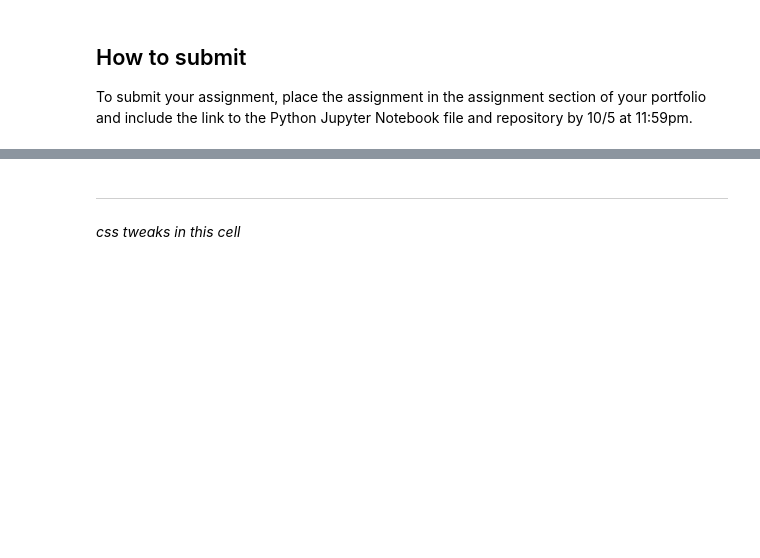
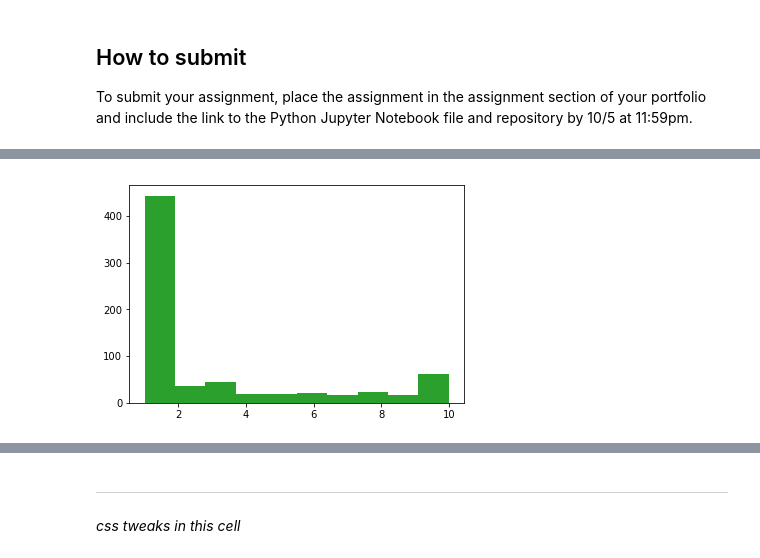
Before and after one commit to bsharvey/EMSEDataAnalytics, a Jupyter notebook: EMSE6992_Assignments/HW1.ipynb, the cells around one changed output, grey strips where cells are left out. Cells and saved outputs as stored; diff of their text form; code cells hidden in the pictures; blank space fills up the shorter version.

```diff
--- a/EMSE6992_Assignments/HW1.ipynb
+++ b/EMSE6992_Assignments/HW1.ipynb
@@ -93,0 +296,5 @@ To submit your assignment, place the assignment in the assignment section of you
+# %%
+fig=plt.hist(df.Normal_Nucleoli)
+show(fig)
+# %% [output]
+[figure, added]
```
Also changed, not shown: parts of 32 cells of this notebook, 7 other files.
